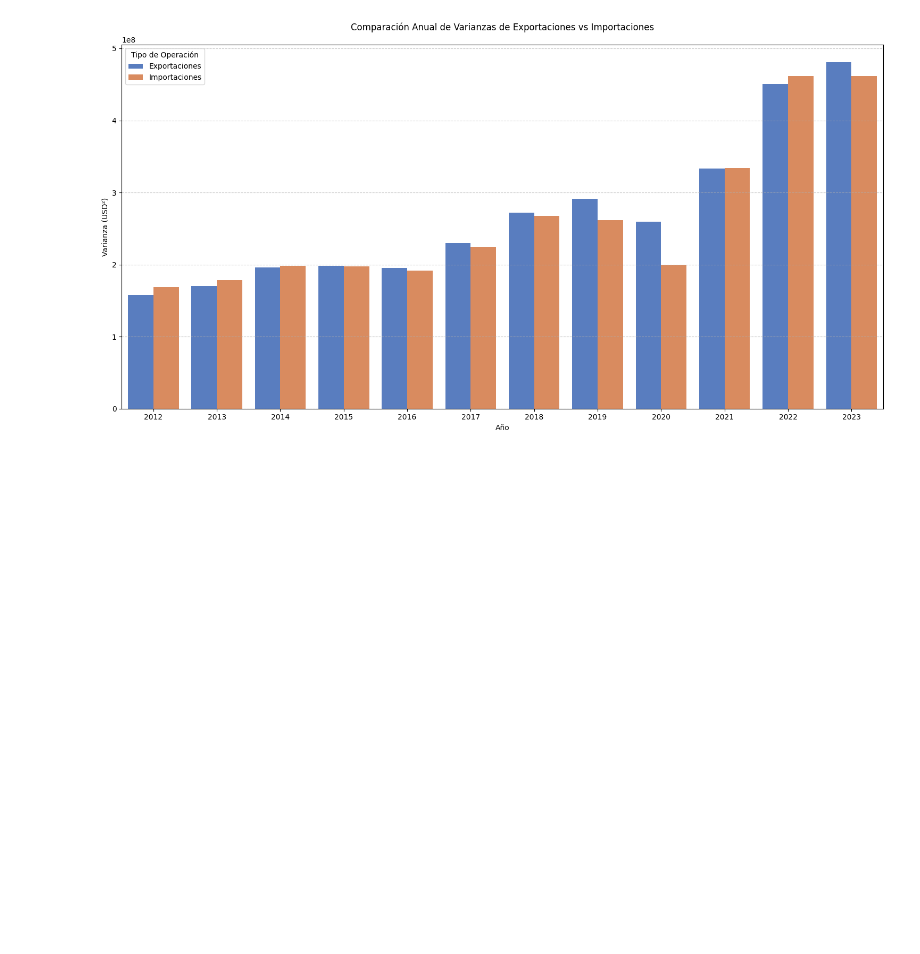
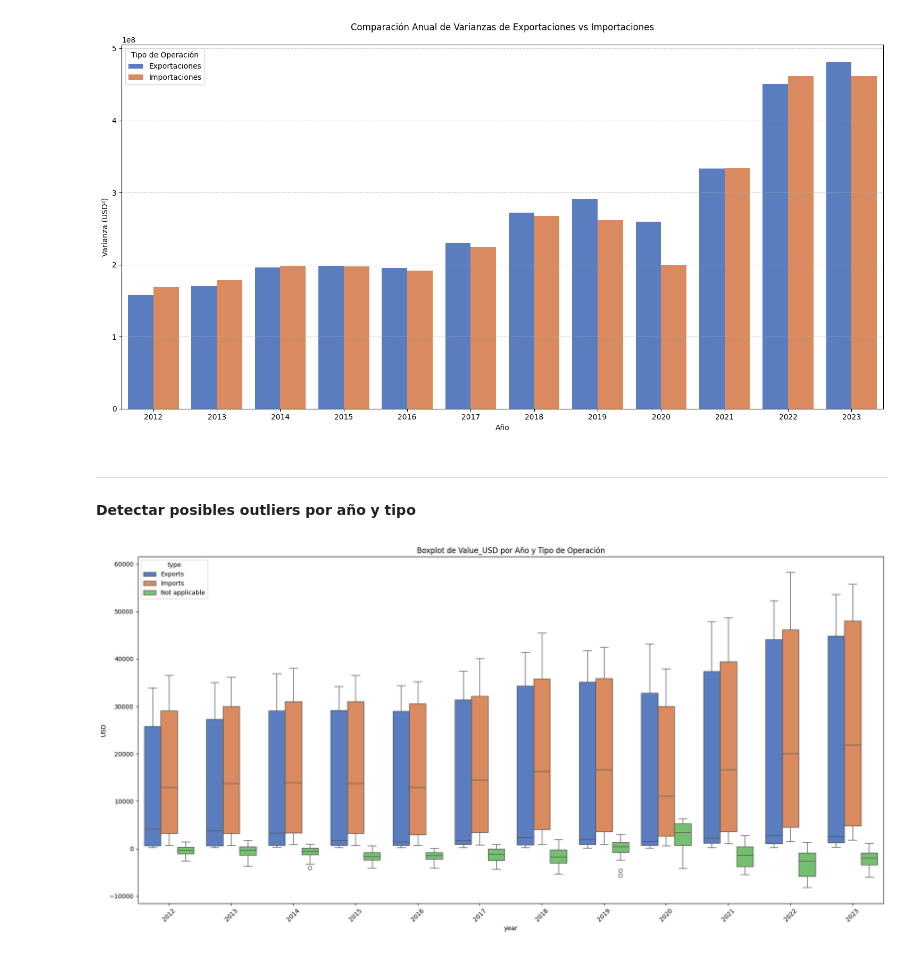
Before and after one commit to SaitoM17/analisis_mexico_trade_statistics_2012_2023, a Jupyter notebook: notebooks/5_analisis_estadistico.ipynb, the cells around one changed output. Saved outputs shown, nothing was run; the diff lists cells and outputs as text; code cells hidden in the pictures; blank space fills up the shorter version.

Commit message:
feat: Código para la creación de gráfico de detección de outliers por año y tipo

```diff
--- a/notebooks/5_analisis_estadistico.ipynb
+++ b/notebooks/5_analisis_estadistico.ipynb
@@ -243,3 +243,17 @@ plt.tight_layout()
 plt.show()
 # %% [output]
 [figure]
+# %% [markdown]
+---
+# %% [markdown]
+**Detectar posibles outliers por año y tipo**
+# %%
+plt.figure(figsize=(18, 9))
+sns.boxplot(data=df_2012_2023, x='year', y='value_usd', hue='type', palette='muted')
+plt.title('Boxplot de Value_USD por Año y Tipo de Operación')
+plt.xticks(rotation=45)
+plt.ylabel('USD')
+plt.tight_layout()
+plt.show()
+# %% [output]
+[figure, added]
```
